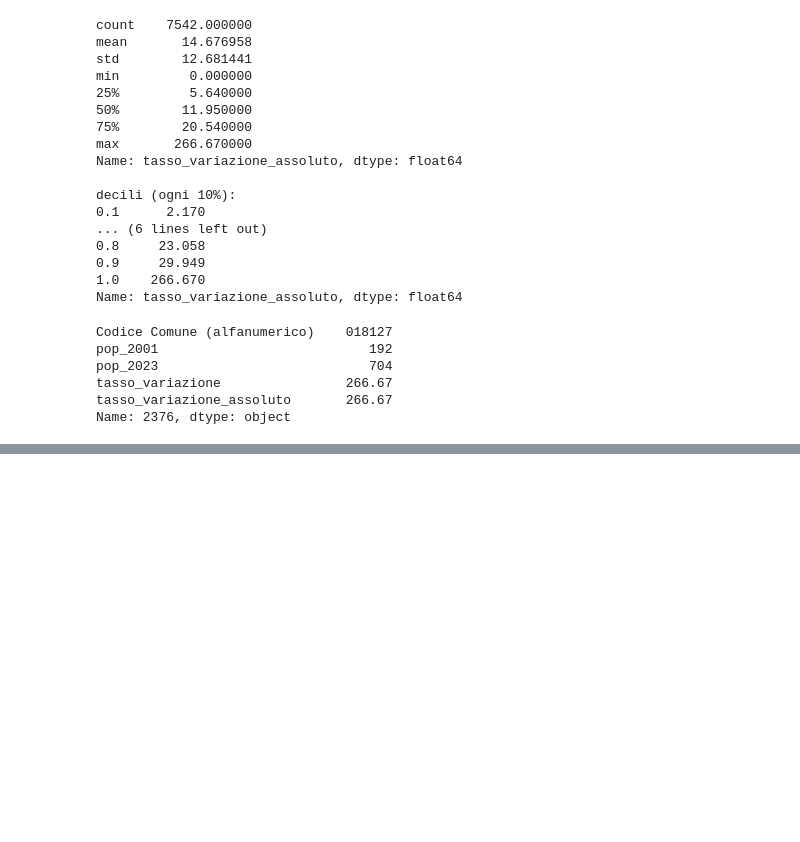
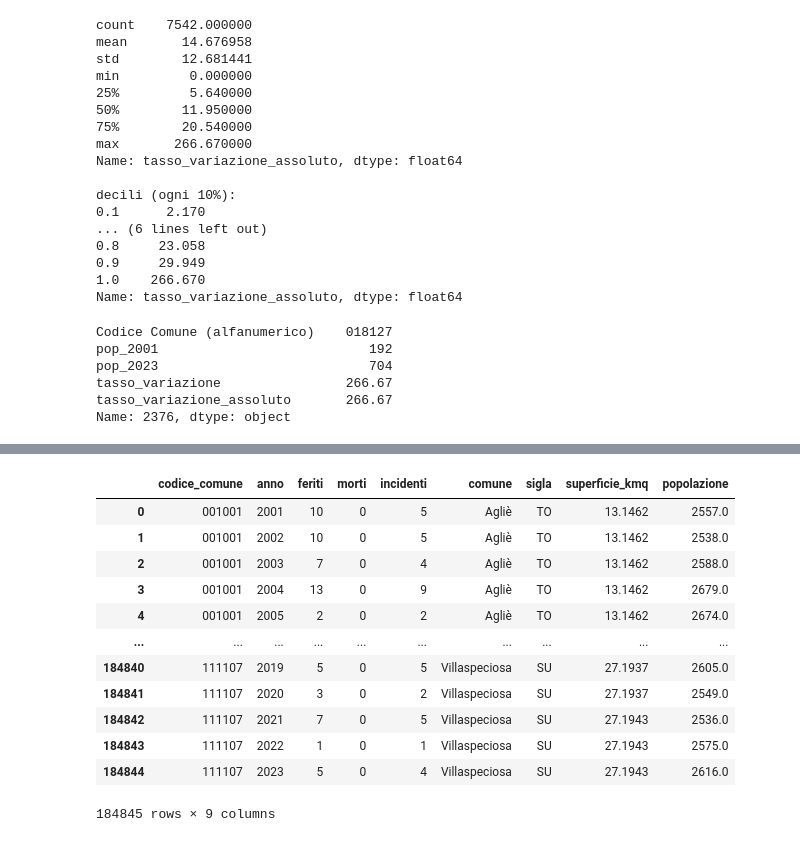
Before and after one commit to LordVessio/boolean-istat-traffic-analysis, a Jupyter notebook: Final Project Nicola Vessio.ipynb, the cells around one changed output, grey strips where cells are left out. Saved outputs shown, nothing was run; the diff lists cells and outputs as text; code cells hidden in the pictures; blank space fills up the shorter version.

Commit message:
Merge incidenti-popolazione anno per anno completato e pulito

```diff
--- a/Final Project Nicola Vessio.ipynb
+++ b/Final Project Nicola Vessio.ipynb
@@ -645,3 +648,11 @@ Name: 2376, dtype: object
 La verifica ha avuto successo e ha fatto quelo che doveva fare, la mediana del tasso di variazione è dell'11,95% quindi metà dei comuni ha cambiato popolazione di almeno il 12% dal 2001 al 2023, il 70% dei comuni sta sotto il 18%, ma il restante 30% va anche oltre, fino a un comune che è quasi quadruplicato (266%).
 
 Avevo inizialmente pensato di suddividere gli anni in fasce (6 fasce da 4 anni ciascuno + 1 fascia da 3 anni) e prendere gli anni in mezzo a queste fasce, e usarli per fare i calcoli successivi ma a sto punto, per evitare di sbilanciare i dati di poco ma sia da una parte che dall'altra rispetto agli estremi di ogni fascia, prendo tutti gli anni da SITUAS e la faccio finita così.
+# %%
+import os
+cartella = 'CSV Situas'
+for anno in range(2001, 2024):
+    f = os.path.join(cartella, f'Comuni - Dimensione Data Indagine 31-12-{anno}.csv')
+    print(anno, "OK" if os.path.exists(f) else "MANCA")
+
+# controllo che i file che ho scaricato ci siano tutti
@@ -647,0 +713,15 @@ Avevo inizialmente pensato di suddividere gli anni in fasce (6 fasce da 4 anni c
+# %%
+pop_completo = pop_completo.rename(columns={
+    'Codice Comune (alfanumerico)': 'codice_comune',
+    'Comune': 'comune',
+    'Sigla automobilistica': 'sigla',
+    'Superficie (Kmq)': 'superficie_kmq',
+    'Popolazione residente': 'popolazione'
+})
+pop_completo
+
+# rinomino le colonne di pop_completo in nomi puliti e coerenti con df_pivot,
+# 'Codice Comune (alfanumerico)' diventa 'codice_comune', lo
+# stesso nome che ho nel df degli incidenti, così il merge aggancia le due
+# tabelle sulla stessa chiave. uso rename con dizionario (lavora per nome,
+# immune all'ordine)
@@ -647,0 +742,24 @@ Avevo inizialmente pensato di suddividere gli anni in fasce (6 fasce da 4 anni c
+# %%
+df_finale = df_pivot.merge(pop_completo, on=['codice_comune', 'anno'], how='left')
+df_finale
+
+# qui unisco gli incidenti (df_pivot) con la popolazione (pop_completo).
+# uso due chiavi insieme, codice_comune e anno, perché ogni comune compare
+# in tutti i 23 anni: se unissi solo sul codice, ogni anno di incidenti si
+# attaccherebbe a tutti gli anni di popolazione facendo un casino. con la
+# coppia codice+anno invece il 2015 di un comune si lega solo al 2015 dello
+# stesso comune. metto how='left' partendo dagli incidenti così non ne perdo nessuno
+# %% [output]
+|  | codice_comune | anno | feriti | morti | incidenti | comune | sigla | superficie_kmq | popolazione |
+| 0 | 001001 | 2001 | 10 | 0 | 5 | Agliè | TO | 13.1462 | 2557.0 |
+| 1 | 001001 | 2002 | 10 | 0 | 5 | Agliè | TO | 13.1462 | 2538.0 |
+| 2 | 001001 | 2003 | 7 | 0 | 4 | Agliè | TO | 13.1462 | 2588.0 |
+| 3 | 001001 | 2004 | 13 | 0 | 9 | Agliè | TO | 13.1462 | 2679.0 |
+| 4 | 001001 | 2005 | 2 | 0 | 2 | Agliè | TO | 13.1462 | 2674.0 |
+| ... | ... | ... | ... | ... | ... | ... | ... | ... | ... |
+| 184840 | 111107 | 2019 | 5 | 0 | 5 | Villaspeciosa | SU | 27.1937 | 2605.0 |
+| 184841 | 111107 | 2020 | 3 | 0 | 2 | Villaspeciosa | SU | 27.1937 | 2549.0 |
+| 184842 | 111107 | 2021 | 7 | 0 | 5 | Villaspeciosa | SU | 27.1943 | 2536.0 |
+| 184843 | 111107 | 2022 | 1 | 0 | 1 | Villaspeciosa | SU | 27.1943 | 2575.0 |
+| 184844 | 111107 | 2023 | 5 | 0 | 4 | Villaspeciosa | SU | 27.1943 | 2616.0 |
+184845 rows × 9 columns
```
Also changed, not shown: parts of 8 cells of this notebook.
